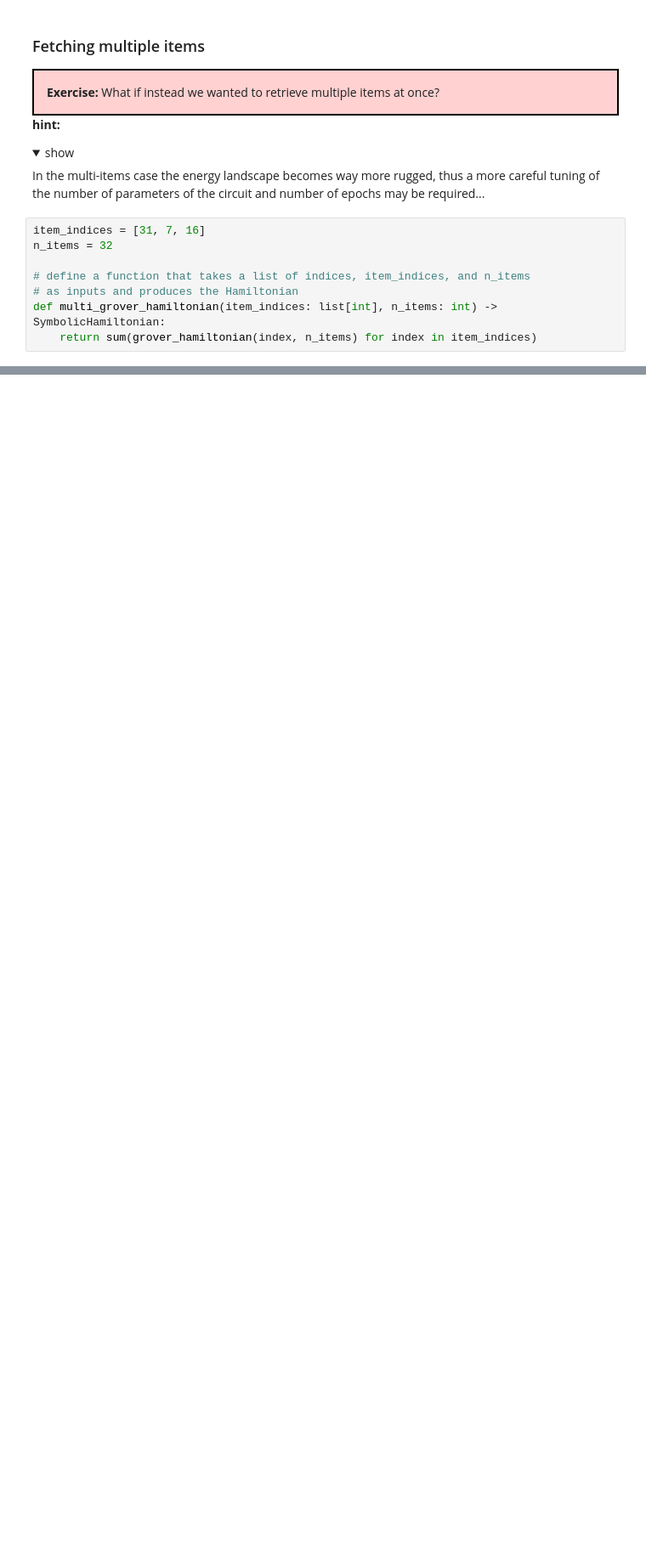
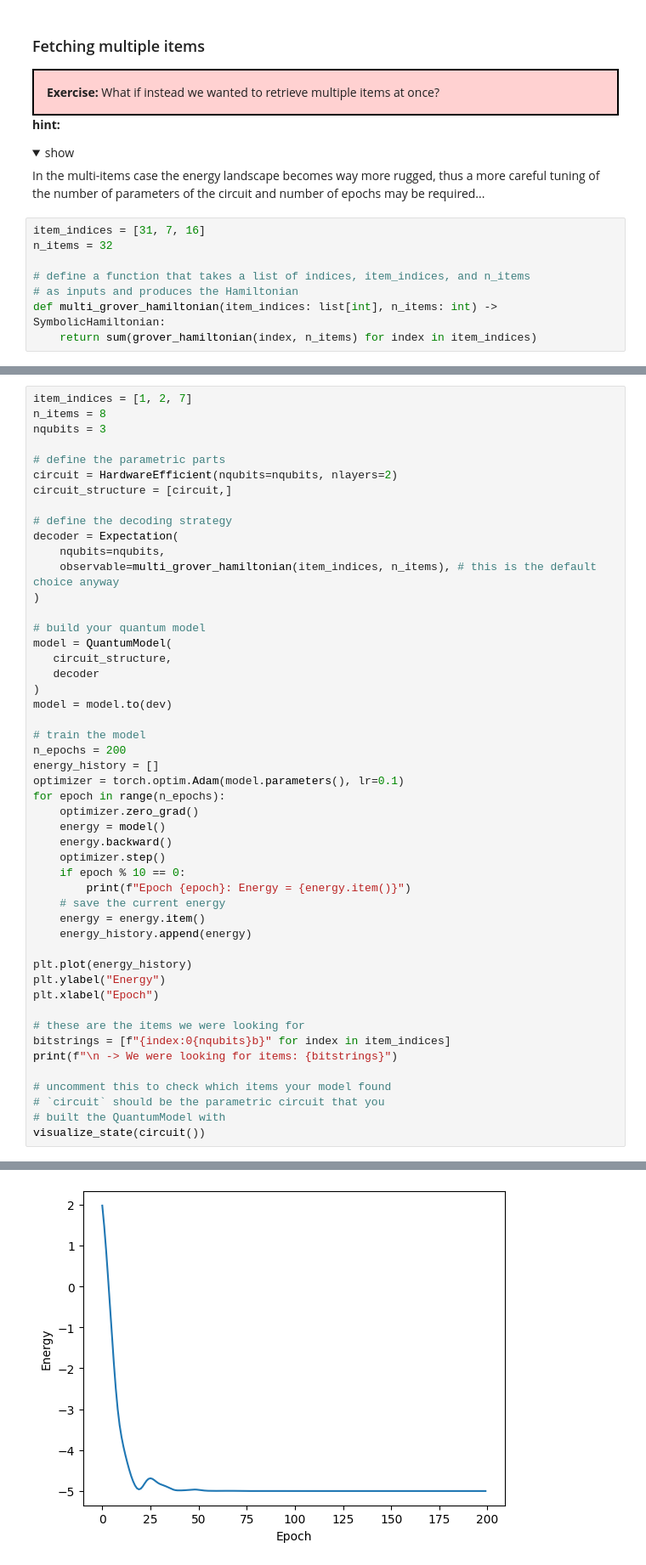
Before and after one commit to NNPDF/como-2025, a Jupyter notebook: w2-quantum/w2-t4-qml/vqe_solutions.ipynb, the cells around one changed output, grey strips where cells are left out. Shown at 85% size. Drawn from its saved outputs; the diff is of its cells as text; folded sections open; blank space fills up the shorter version.

```diff
--- a/w2-quantum/w2-t4-qml/vqe_solutions.ipynb
+++ b/w2-quantum/w2-t4-qml/vqe_solutions.ipynb
@@ -255,0 +257,50 @@ Epoch 190: Energy = -28.999999976088876
+# %%
+item_indices = [1, 2, 7]
+n_items = 8
+nqubits = 3
+
+# define the parametric parts
+circuit = HardwareEfficient(nqubits=nqubits, nlayers=2)
+circuit_structure = [circuit,]
+
+# define the decoding strategy
+decoder = Expectation(
+    nqubits=nqubits,
+    observable=multi_grover_hamiltonian(item_indices, n_items), # this is the default choice anyway
+)
+
+# build your quantum model
+model = QuantumModel(
+   circuit_structure,
+   decoder
+)
+model = model.to(dev)
+
+# train the model
+n_epochs = 200
+energy_history = []
+optimizer = torch.optim.Adam(model.parameters(), lr=0.1)
+for epoch in range(n_epochs):
+    optimizer.zero_grad()
+    energy = model()
+    energy.backward()
+    optimizer.step()
+    if epoch % 10 == 0:
+        print(f"Epoch {epoch}: Energy = {energy.item()}")
+    # save the current energy
+    energy = energy.item()
+    energy_history.append(energy)
+
+plt.plot(energy_history)
+plt.ylabel("Energy")
+plt.xlabel("Epoch")
+
+# these are the items we were looking for
+bitstrings = [f"{index:0{nqubits}b}" for index in item_indices]
+print(f"\n -> We were looking for items: {bitstrings}")
+
+# uncomment this to check which items your model found
+# `circuit` should be the parametric circuit that you
+# built the QuantumModel with
+visualize_state(circuit())
+# %% [output]
@@ -255,0 +326 @@ Epoch 190: Energy = -28.999999976088876
+[figure, added]
```
Also changed, not shown: parts of 5 cells of this notebook, 3 other files.
